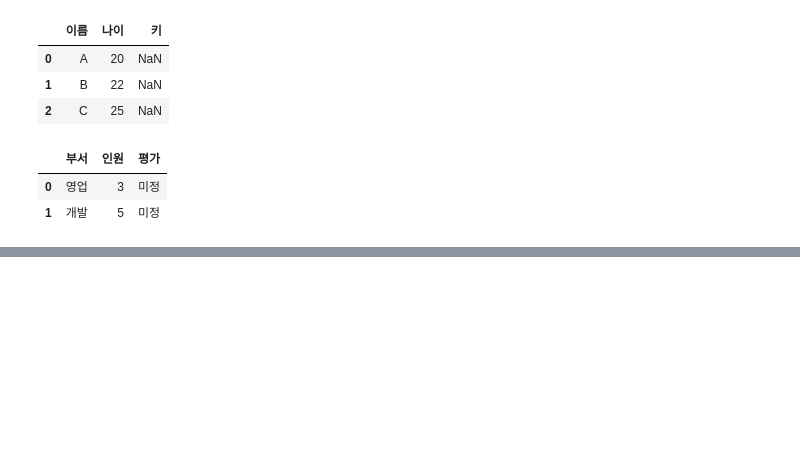
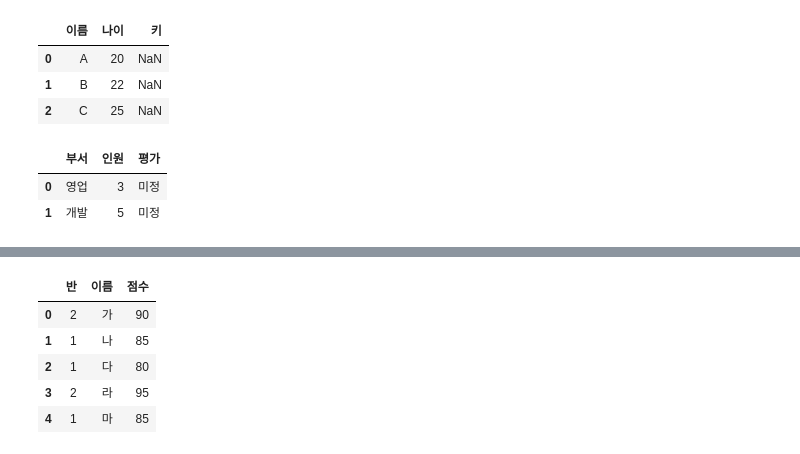
Before and after one commit to taehun96/python-library, a Jupyter notebook: notes/05_pandas(2).ipynb, the cells around one changed output, grey strips where cells are left out. Cells and saved outputs as stored; diff of their text form; code cells hidden in the pictures; blank space fills up the shorter version.

```diff
--- a/notes/05_pandas(2).ipynb
+++ b/notes/05_pandas(2).ipynb
@@ -445,0 +556,21 @@ df
+# %%
+df = pd.DataFrame({
+    '이름': ['가', '나', '다', '라', '마'],
+    '반': [2, 1, 1, 2, 1],
+    '점수': [90, 85, 80, 95, 85]
+})
+df
+# 실습3 문제3. 주어진 DataFrame에서,반(class) 기준 오름차순, 같은 반 내에서는 점수(score) 기준 내림차순으로 정렬한 결과를 출력하세요.
+df3 = df.sort_values(by=["반", "점수"], ascending=[True, False]).reset_index(drop=True)
+df3
+
+# 실습3 문제4. 열(컬럼) 이름을 알파벳순으로 정렬해서 출력하세요
+df4 = df.sort_index(axis=1)
+df4
+# %% [output]
+|  | 반 | 이름 | 점수 |
+| 0 | 2 | 가 | 90 |
+| 1 | 1 | 나 | 85 |
+| 2 | 1 | 다 | 80 |
+| 3 | 2 | 라 | 95 |
+| 4 | 1 | 마 | 85 |
```
Also changed, not shown: parts of 13 cells of this notebook.
